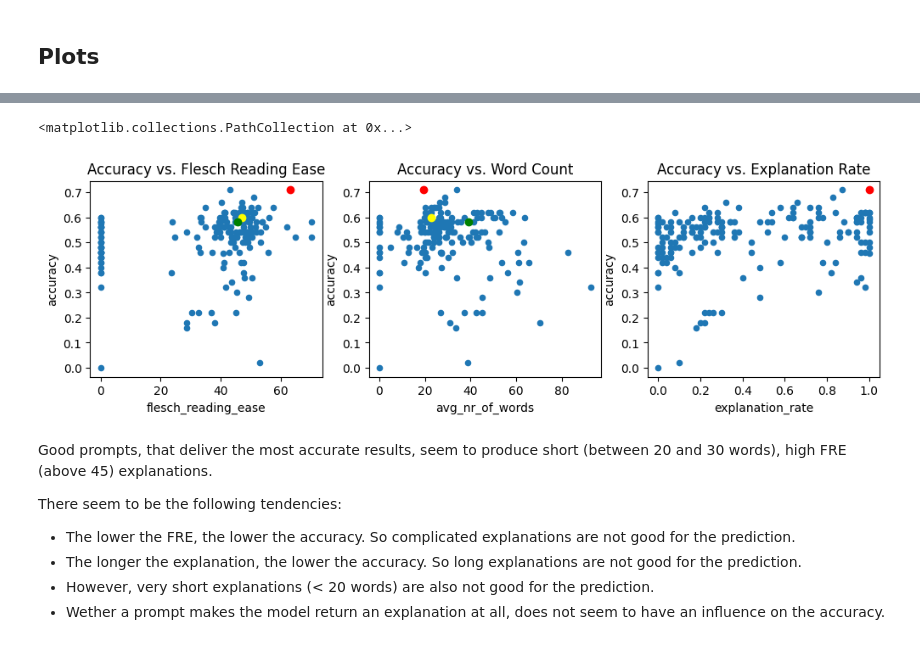
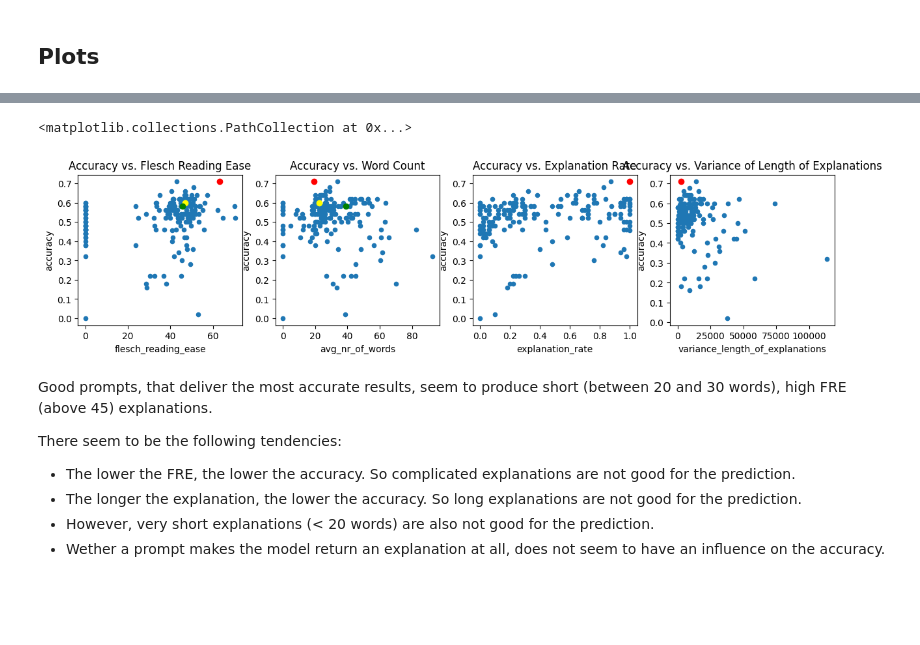
Before and after one commit to lukasvoege/ZeroShot-step-by-step-distillation, a Jupyter notebook: analytics.ipynb, the cells around one changed output, grey strips where cells are left out. Saved outputs shown, nothing was run; the diff lists cells and outputs as text; code cells hidden in the pictures; blank space fills up the shorter version.

```diff
--- a/analytics.ipynb
+++ b/analytics.ipynb
@@ -39,6 +39,7 @@ palm_eval = {"accuracy": label_eval[0],
              "total_number_of_sentences": rationale_eval[3],
              "total_number_of_words": rationale_eval[4],
              "flesch_reading_ease": rationale_eval[5],
+             "variance_length_of_explanations": rationale_eval[6],
              "avg_len_of_explanations": rationale_eval[2] / rationale_eval[1],
              "avg_nr_of_sentences": rationale_eval[3] / rationale_eval[1],
              "avg_nr_of_words": rationale_eval[4] / rationale_eval[1],
@@ -79,20 +82,23 @@ Text(0.5, 1.0, 'Explanation Rate')
 # %%
-# scatter plots of accuracy vs. flesch reading ease alongside accuracy vs. word count, alongside acc vs. n_responses
+# scatter plots of accuracy vs. flesch reading ease alongside accuracy vs. word count, alongside acc vs. n_responses, alongside acc vs. variance of length of explanations
 # collor point with index 0 red to indicate PALM
-fig, (ax1, ax2, ax3) = plt.subplots(1, 3, figsize=(12, 3))
+fig, (ax1, ax2, ax3, ax4) = plt.subplots(1, 4, figsize=(15, 3))
 meta_df.plot.scatter(x="flesch_reading_ease", y="accuracy", title="Accuracy vs. Flesch Reading Ease", ax=ax1)
 meta_df.plot.scatter(x="avg_nr_of_words", y="accuracy", title="Accuracy vs. Word Count", ax=ax2)
 meta_df.plot.scatter(x="explanation_rate", y="accuracy", title="Accuracy vs. Explanation Rate", ax=ax3)
+meta_df.plot.scatter(x="variance_length_of_explanations", y="accuracy", title="Accuracy vs. Variance of Length of Explanations", ax=ax4)
+
 ax1.scatter(meta_df.iloc[0]['flesch_reading_ease'], meta_df.iloc[0]['accuracy'], color='red')
 ax1.scatter(meta_df.iloc[178]['flesch_reading_ease'], meta_df.iloc[178]['accuracy'], color='yellow') # explain to me like i'm 5
 ax1.scatter(meta_df.iloc[177]['flesch_reading_ease'], meta_df.iloc[177]['accuracy'], color='green') # explain to me like i'm 5
 ax2.scatter(meta_df.iloc[0]['avg_nr_of_words'], meta_df.iloc[0]['accuracy'], color='red')
 ax2.scatter(meta_df.iloc[178]['avg_nr_of_words'], meta_df.iloc[178]['accuracy'], color='yellow') # explain to me like i'm 5
 ax2.scatter(meta_df.iloc[175]['avg_nr_of_words'], meta_df.iloc[175]['accuracy'], color='green') # explain to me like i'm 5
 ax3.scatter(meta_df.iloc[0]['explanation_rate'], meta_df.iloc[0]['accuracy'], color='red')
+ax4.scatter(meta_df.iloc[0]['variance_length_of_explanations'], meta_df.iloc[0]['accuracy'], color='red')
 # %% [output]
 <matplotlib.collections.PathCollection at 0x...>
-[figure, old version]
+[figure, new version]
 # %% [markdown]
 Good prompts, that deliver the most accurate results, seem to produce short (between 20 and 30 words), high FRE (above 45) explanations.
 
```
Also changed, not shown: parts of 3 cells of this notebook, 5 other files.
